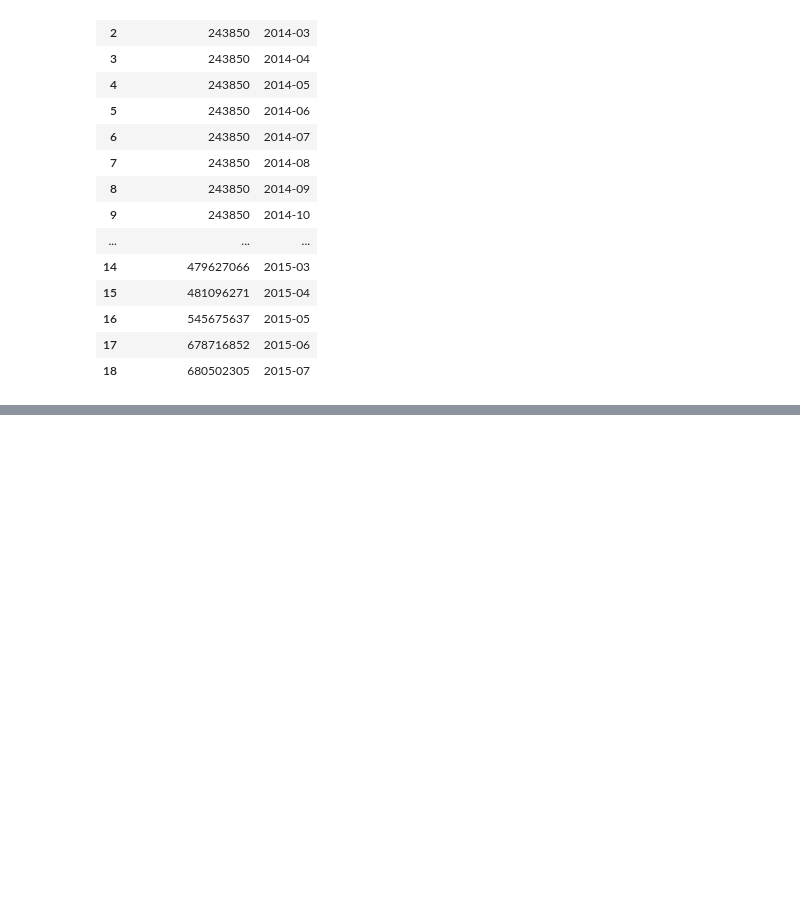
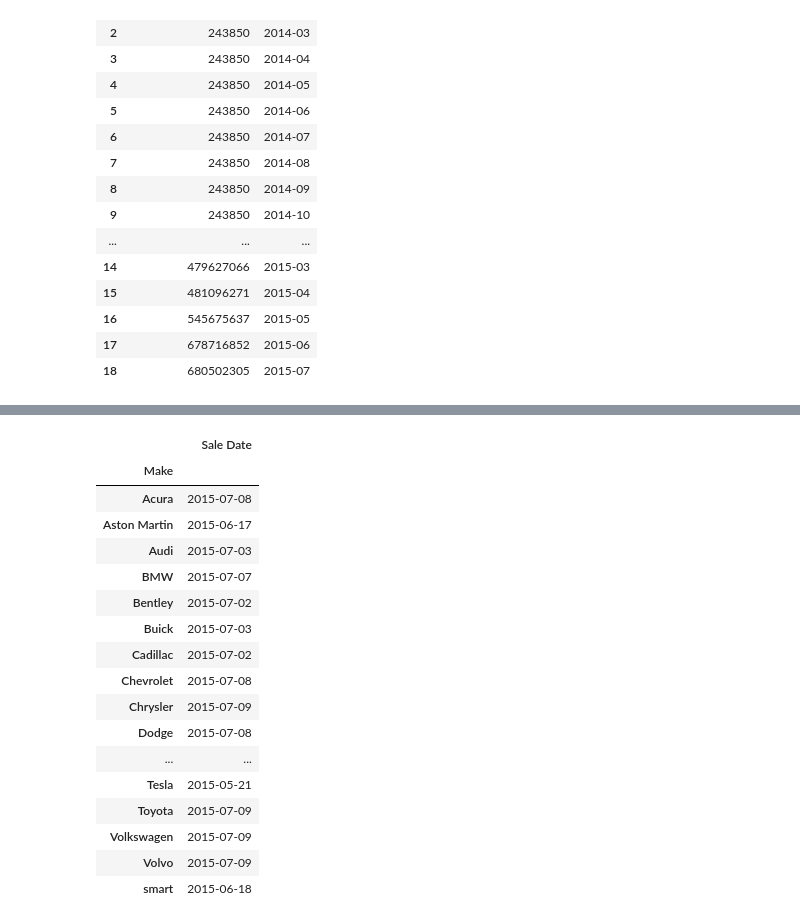
Before and after one commit to PragyanPrakhar/KPIT, a Jupyter notebook: Pandas_All/car_sales_sample_questions.ipynb, the cells around one changed output, grey strips where cells are left out. Saved outputs shown, nothing was run; the diff lists cells and outputs as text; code cells hidden in the pictures; blank space fills up the shorter version.

```diff
--- a/Pandas_All/car_sales_sample_questions.ipynb
+++ b/Pandas_All/car_sales_sample_questions.ipynb
@@ -544,0 +553,23 @@ display(cumm)
+# %%
+# For each make keep the record of the most recent sale
+df=df.reset_index()
+df.groupby("Make")[["Sale Date"]].max()
+# %% [output]
+|  | Sale Date |
+| Make |  |
+| Acura | 2015-07-08 |
+| Aston Martin | 2015-06-17 |
+| Audi | 2015-07-03 |
+| BMW | 2015-07-07 |
+| Bentley | 2015-07-02 |
+| Buick | 2015-07-03 |
+| Cadillac | 2015-07-02 |
+| Chevrolet | 2015-07-08 |
+| Chrysler | 2015-07-09 |
+| Dodge | 2015-07-08 |
+| ... | ... |
+| Tesla | 2015-05-21 |
+| Toyota | 2015-07-09 |
+| Volkswagen | 2015-07-09 |
+| Volvo | 2015-07-09 |
+| smart | 2015-06-18 |
```
Also changed, not shown: parts of 1 cell of this notebook, 12 other files.
